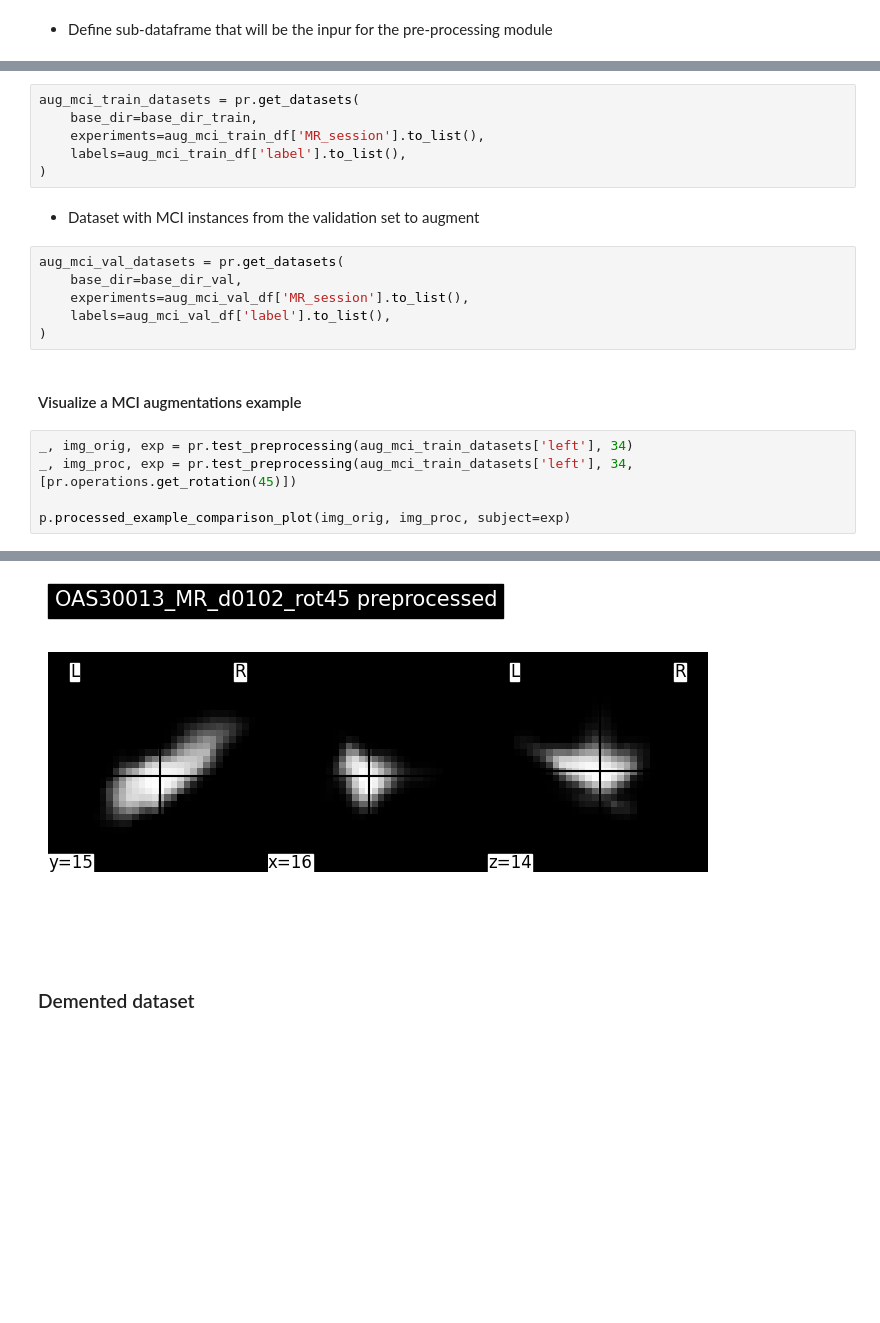
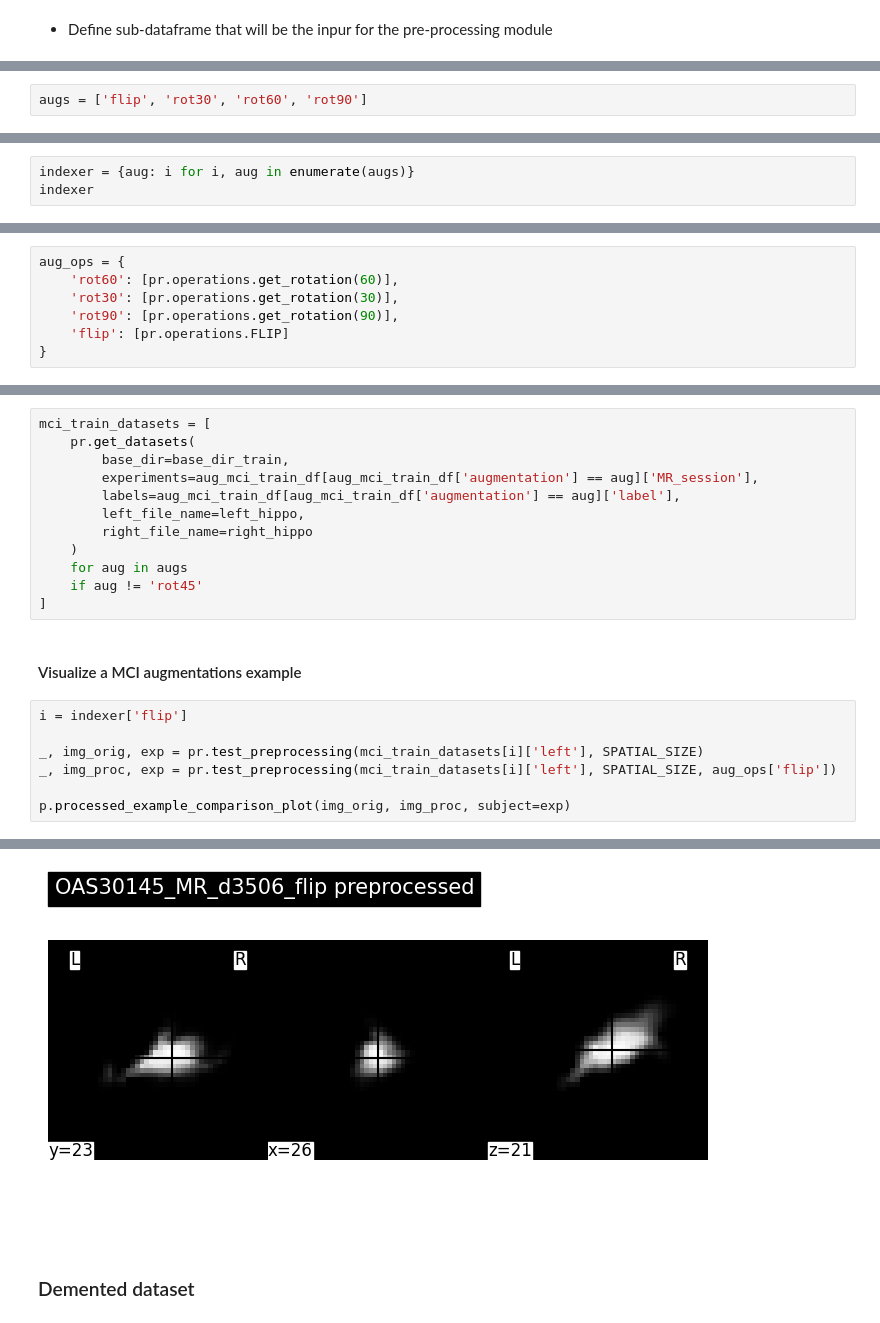
Before and after one commit to GiacomoDetomaso/alzheimer-mci-project, a Jupyter notebook: notebooks/4_data_pre_processing.ipynb, the cells around one changed output, grey strips where cells are left out. Cells and saved outputs as stored; diff of their text form; blank space fills up the shorter version.

```diff
--- a/notebooks/4_data_pre_processing.ipynb
+++ b/notebooks/4_data_pre_processing.ipynb
@@ -166,0 +202,2 @@ aug_dem_val_df = full_val_set_df[full_val_set_df['label'] == 'Demented']
+# %%
+augs = ['flip', 'rot30', 'rot60', 'rot90']
@@ -166,0 +207,3 @@ aug_dem_val_df = full_val_set_df[full_val_set_df['label'] == 'Demented']
+# %%
+indexer = {aug: i for i, aug in enumerate(augs)}
+indexer
@@ -166,0 +214,7 @@ aug_dem_val_df = full_val_set_df[full_val_set_df['label'] == 'Demented']
+# %%
+aug_ops = {
+    'rot60': [pr.operations.get_rotation(60)],
+    'rot30': [pr.operations.get_rotation(30)],
+    'rot90': [pr.operations.get_rotation(90)],
+    'flip': [pr.operations.FLIP]
+}
@@ -167,22 +225,22 @@ aug_dem_val_df = full_val_set_df[full_val_set_df['label'] == 'Demented']
 # %%
-aug_mci_train_datasets = pr.get_datasets(
-    base_dir=base_dir_train,
-    experiments=aug_mci_train_df['MR_session'].to_list(),
-    labels=aug_mci_train_df['label'].to_list(),
-)
+mci_train_datasets = [
+    pr.get_datasets(
+        base_dir=base_dir_train,
+        experiments=aug_mci_train_df[aug_mci_train_df['augmentation'] == aug]['MR_session'],
+        labels=aug_mci_train_df[aug_mci_train_df['augmentation'] == aug]['label'],
+        left_file_name=left_hippo,
+        right_file_name=right_hippo
+    )
+    for aug in augs
+    if aug != 'rot45'
+]
-# %% [markdown]
-- Dataset with MCI instances from the validation set to augment
-# %%
-aug_mci_val_datasets = pr.get_datasets(
-    base_dir=base_dir_val,
-    experiments=aug_mci_val_df['MR_session'].to_list(),
-    labels=aug_mci_val_df['label'].to_list(),
-)
 # %% [markdown]
 #### Visualize a MCI augmentations example
 # %%
-_, img_orig, exp = pr.test_preprocessing(aug_mci_train_datasets['left'], 34)
-_, img_proc, exp = pr.test_preprocessing(aug_mci_train_datasets['left'], 34, [pr.operations.get_rotation(45)])
+i = indexer['flip']
+
+_, img_orig, exp = pr.test_preprocessing(mci_train_datasets[i]['left'], SPATIAL_SIZE)
+_, img_proc, exp = pr.test_preprocessing(mci_train_datasets[i]['left'], SPATIAL_SIZE, aug_ops['flip'])
 
 p.processed_example_comparison_plot(img_orig, img_proc, subject=exp)
 # %% [output]
@@ -190,3 +248,3 @@ p.processed_example_comparison_plot(img_orig, img_proc, subject=exp)
-[figure, old version]
+[figure, new version]
 # %% [markdown]
 ### Demented dataset
```
Also changed, not shown: parts of 49 cells of this notebook, 13 other files.
